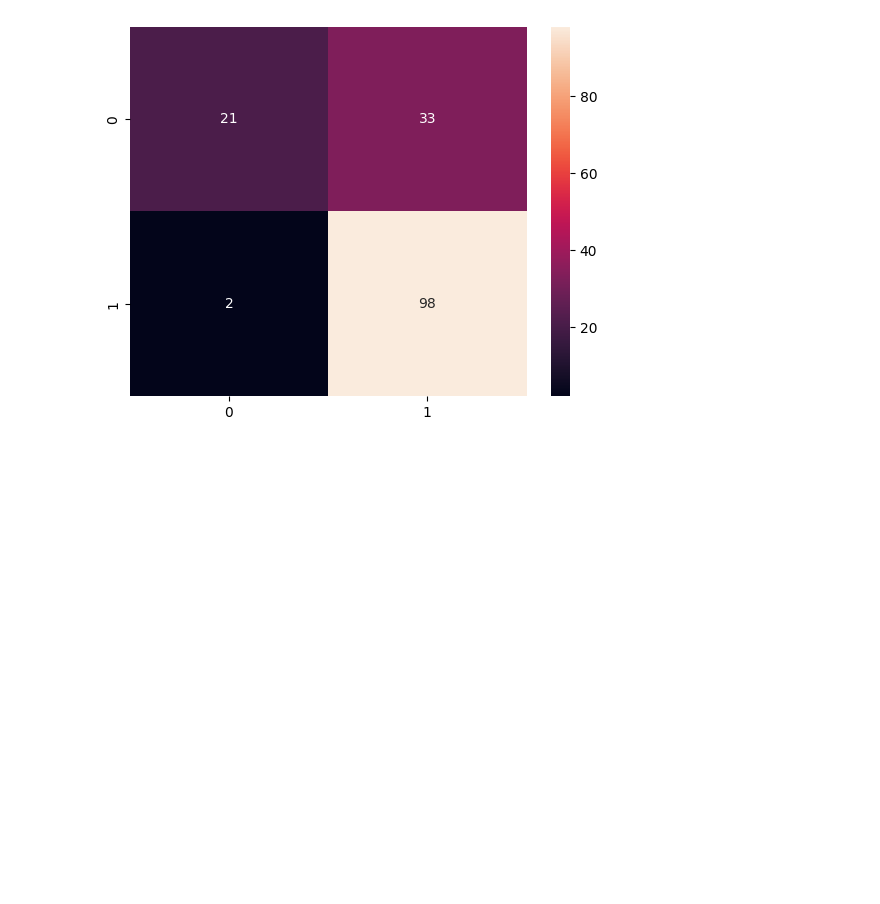
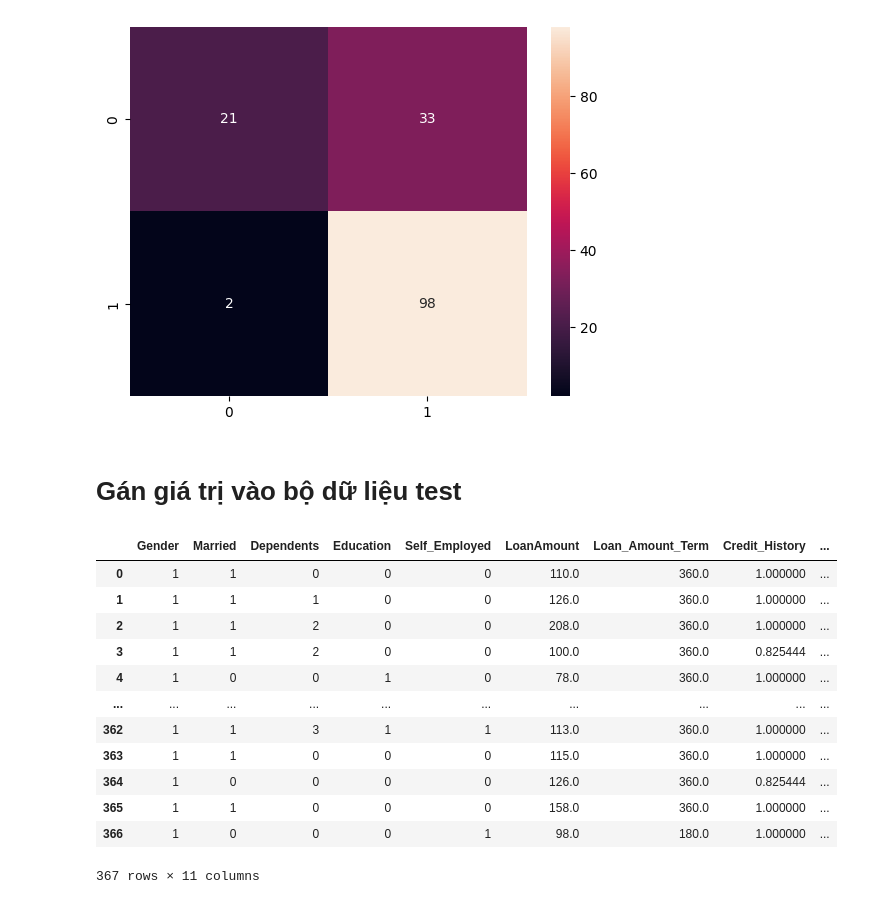
Before and after one commit to ThienNguyen3001/Mini-project-ML, a Jupyter notebook: Loan prediction/Loan.ipynb, the cells around one changed output. Drawn from its saved outputs; the diff is of its cells as text; code cells hidden in the pictures; blank space fills up the shorter version.

```diff
--- a/Loan prediction/Loan.ipynb
+++ b/Loan prediction/Loan.ipynb
@@ -385,3 +385,23 @@ sns.heatmap(cm,annot=True)
 # %% [output]
 <Axes: >
 [figure]
+# %% [markdown]
+# Gán giá trị vào bộ dữ liệu test
+# %%
+pred = model.predict(df_test)
+df_test['Loan_Status'] = pred
+df_test
+# %% [output]
+|  | Gender | Married | Dependents | Education | Self_Employed | LoanAmount | Loan_Amount_Term | Credit_History | ... |
+| 0 | 1 | 1 | 0 | 0 | 0 | 110.0 | 360.0 | 1.000000 | ... |
+| 1 | 1 | 1 | 1 | 0 | 0 | 126.0 | 360.0 | 1.000000 | ... |
+| 2 | 1 | 1 | 2 | 0 | 0 | 208.0 | 360.0 | 1.000000 | ... |
+| 3 | 1 | 1 | 2 | 0 | 0 | 100.0 | 360.0 | 0.825444 | ... |
+| 4 | 1 | 0 | 0 | 1 | 0 | 78.0 | 360.0 | 1.000000 | ... |
+| ... | ... | ... | ... | ... | ... | ... | ... | ... | ... |
+| 362 | 1 | 1 | 3 | 1 | 1 | 113.0 | 360.0 | 1.000000 | ... |
+| 363 | 1 | 1 | 0 | 0 | 0 | 115.0 | 360.0 | 1.000000 | ... |
+| 364 | 1 | 0 | 0 | 0 | 0 | 126.0 | 360.0 | 0.825444 | ... |
+| 365 | 1 | 1 | 0 | 0 | 0 | 158.0 | 360.0 | 1.000000 | ... |
+| 366 | 1 | 0 | 0 | 0 | 1 | 98.0 | 180.0 | 1.000000 | ... |
+367 rows × 11 columns
```
Also changed, not shown: parts of 4 cells of this notebook.
